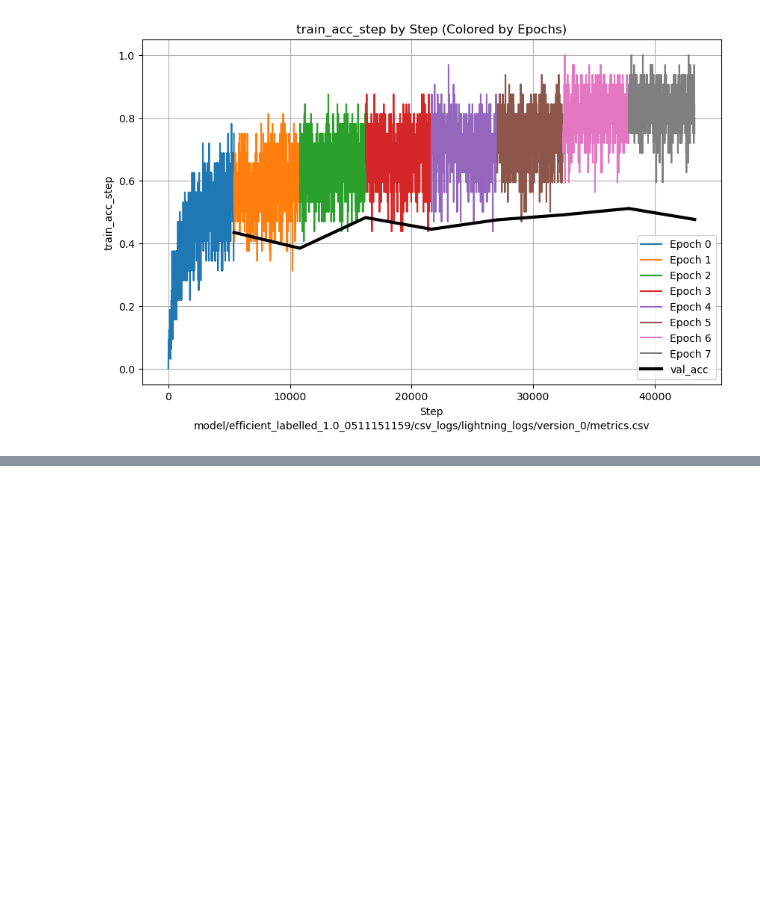
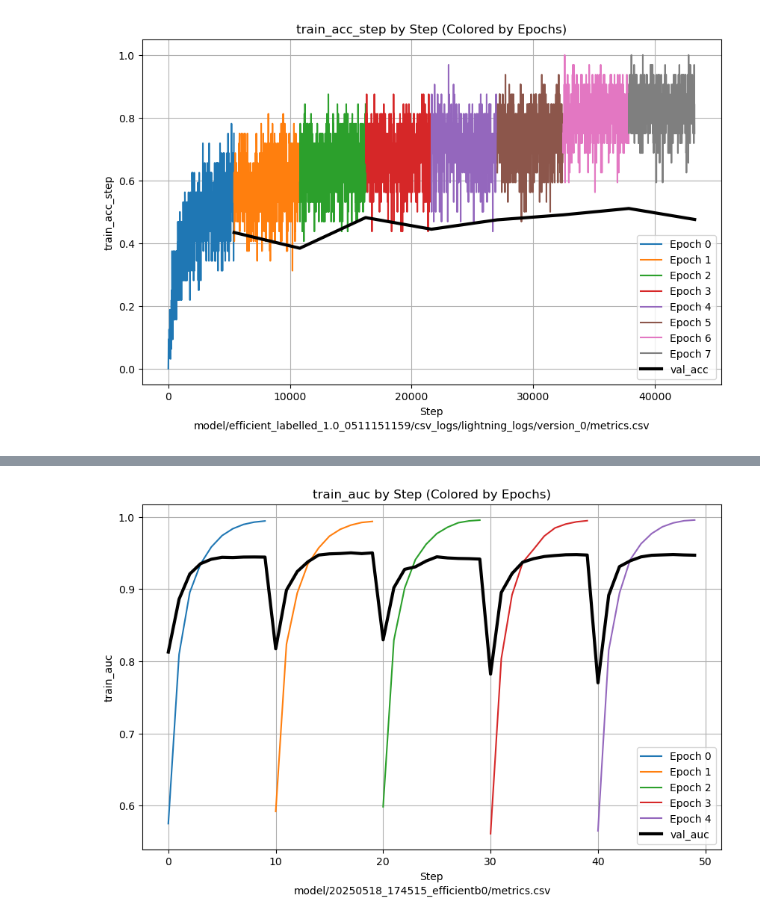
Before and after one commit to quercia-dev/birdclef2025, a Jupyter notebook: 04_Analytics.ipynb, the cells around one changed output, grey strips where cells are left out. Saved outputs shown, nothing was run; the diff lists cells and outputs as text; code cells hidden in the pictures; blank space fills up the shorter version.

```diff
--- a/04_Analytics.ipynb
+++ b/04_Analytics.ipynb
@@ -71,0 +89,4 @@ plot_column_evolution(df, 'train_acc_step', 'val_acc', file)
+# %%
+plot_column_evolution(df, 'train_auc', 'val_auc', file)
+# %% [output]
+[figure, added]
```
Also changed, not shown: parts of 5 cells of this notebook.
